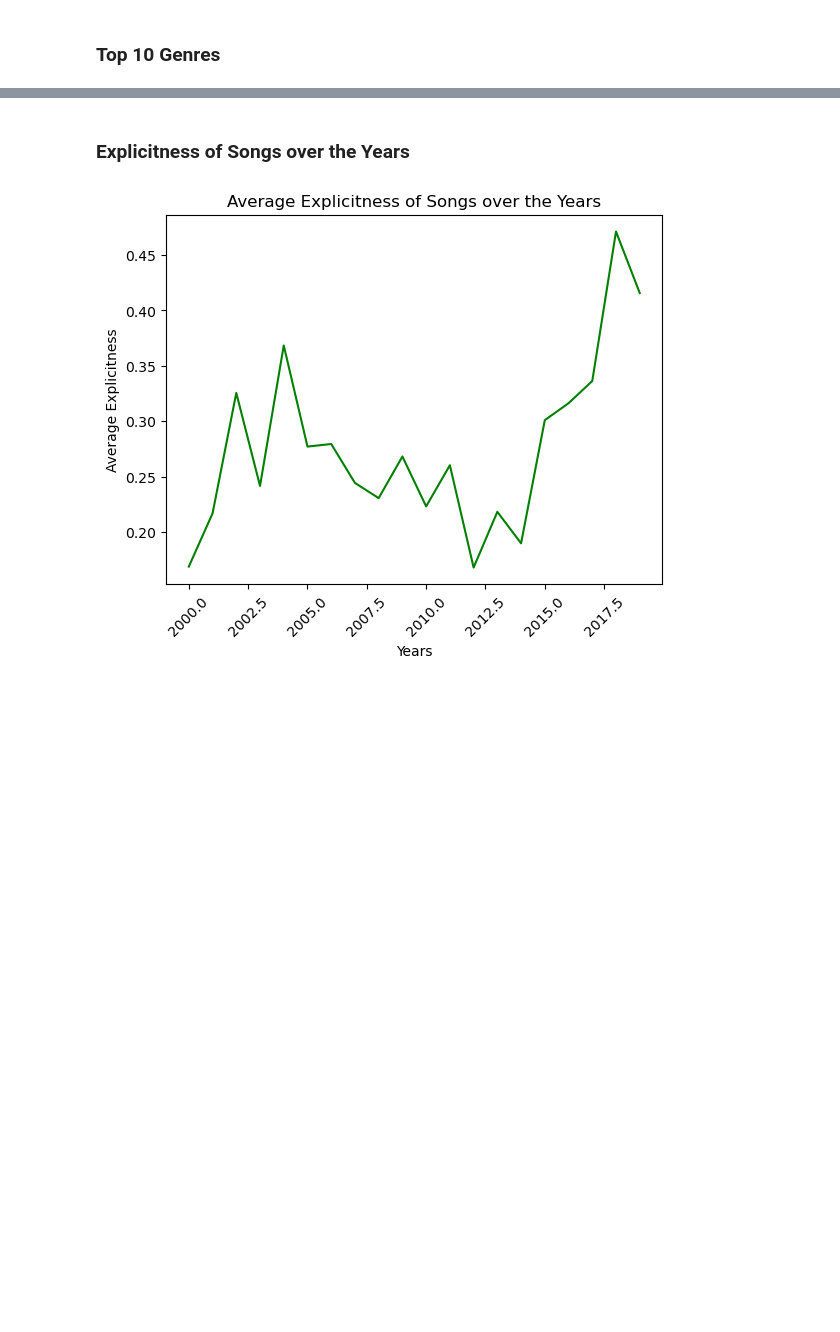
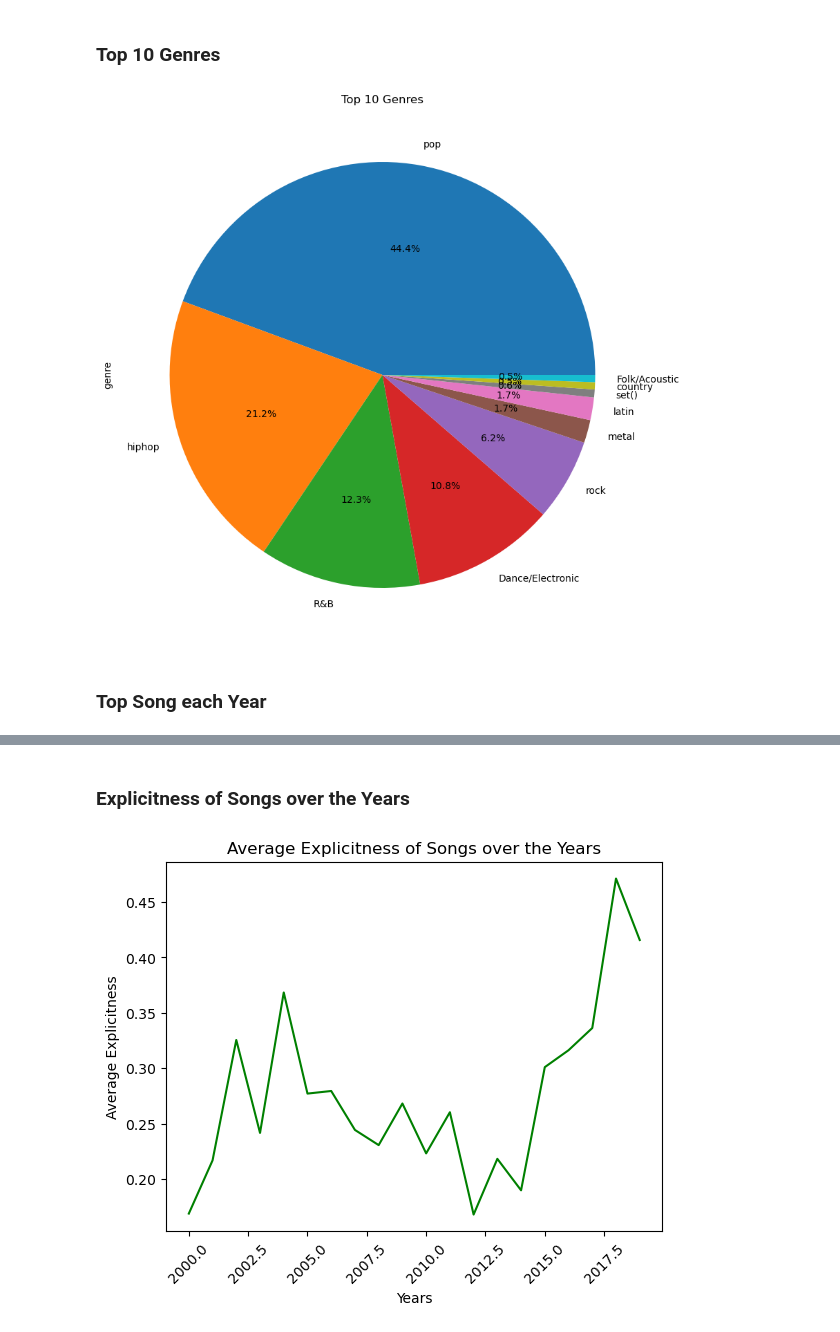
Before and after one commit to mduos/scipy_project_group_16, a Jupyter notebook: Spotify Analysis.ipynb, the cells around one changed output, grey strips where cells are left out. Cells and saved outputs as stored; diff of their text form; code cells hidden in the pictures; blank space fills up the shorter version.

```diff
--- a/Spotify Analysis.ipynb
+++ b/Spotify Analysis.ipynb
@@ -189,9 +192,12 @@ Text(0, 0.5, 'Popularity of the Song')
 # %%
 top_10_genres = genres.groupby('genre').sum(numeric_only=True).sort_values('popularity', ascending=False).head(10)
 
 fig = plt.figure(figsize = (10, 10))
 ax = fig.subplots()
-genres.genre.value_counts()[:10].plot(ax=ax, kind = "pie")
-ax.set_ylabel("")
+genres.genre.value_counts()[:10].plot(ax=ax, kind = "pie", autopct='%1.1f%%')
 ax.set_title("Top 10 Genres")
 plt.show()
+# %% [output]
+[figure, added]
+# %% [markdown]
+### Top Song each Year
```
Also changed, not shown: parts of 12 cells of this notebook.
